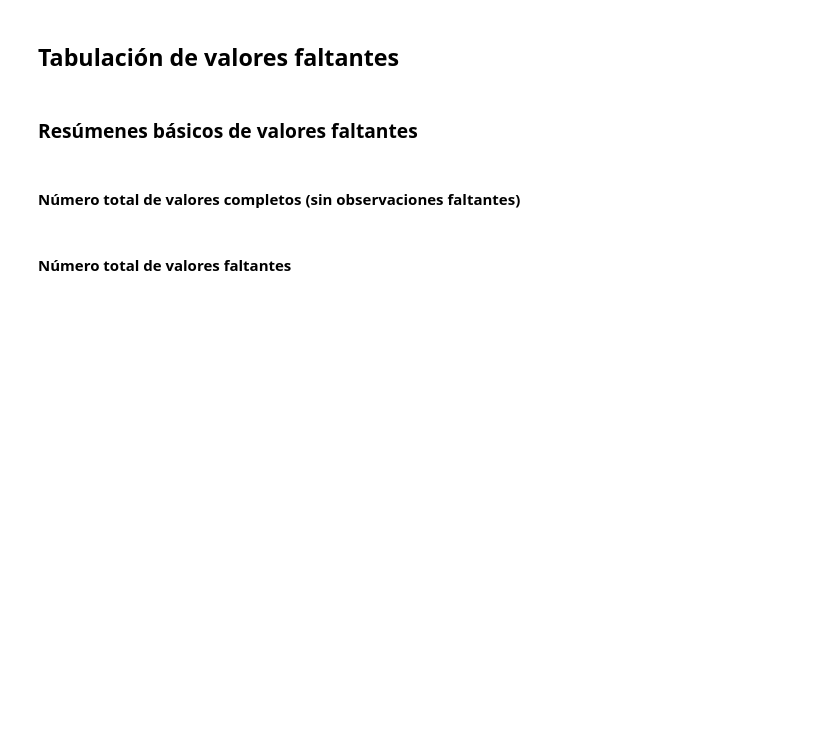
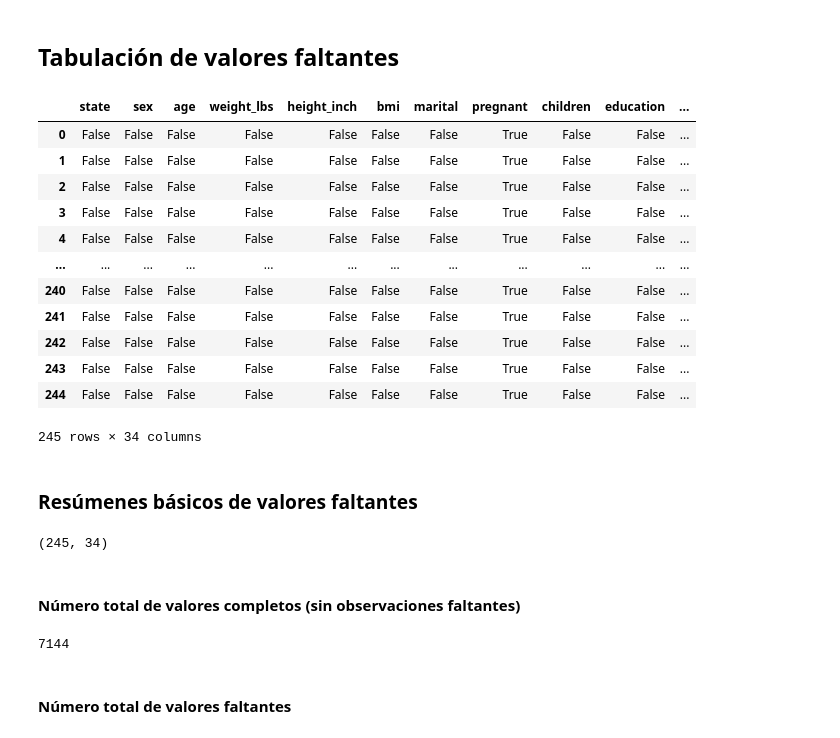
Before and after one commit to fcisnerosr/datos_faltantes, a Jupyter notebook: curso-datos-faltantes-main/jupyter/live-exploration-missing-values.ipynb, the cells around one changed output. Saved outputs shown, nothing was run; the diff lists cells and outputs as text; code cells hidden in the pictures; blank space fills up the shorter version.

```diff
--- a/curso-datos-faltantes-main/jupyter/live-exploration-missing-values.ipynb
+++ b/curso-datos-faltantes-main/jupyter/live-exploration-missing-values.ipynb
@@ -357,0 +354,18 @@ oceanbuoys_df.shape, oceanbuoys_df.shape, oceanbuoys_df.shape, oceanbuoys_df.sha
+# %%
+oceanbuoys_df.shape, pedestrian_df.shape, riskfactors_df.shape
+
+pd.set_option('display.max_columns', None)
+pd.set_option('display.width', 1000) # Set to a large width to avoid wrapping
+pd.set_option('display.max_info_columns', 1000) # Keep this as a large int
+
+print("--- Displaying info for oceanbuoys_df ---")
+oceanbuoys_df.info()
+
+print("\n--- Confirming DataFrame dimensions ---")
+print(f"Number of rows: {oceanbuoys_df.shape[0]}")
+print(f"Number of columns: {oceanbuoys_df.shape[1]}") # This will tell you the actual count
+
+print("\n--- Listing all column names ---")
+# This is the most definitive way to see all column names.
+for i, col in enumerate(oceanbuoys_df.columns):
+    print(f"Column {i}: {col}")
@@ -358,8 +390,32 @@ oceanbuoys_df.shape, oceanbuoys_df.shape, oceanbuoys_df.shape, oceanbuoys_df.sha
 # %% [markdown]
 ## Tabulación de valores faltantes
+# %%
+riskfactors_df.isna()
+# %% [output]
+|  | state | sex | age | weight_lbs | height_inch | bmi | marital | pregnant | children | education | ... |
+| 0 | False | False | False | False | False | False | False | True | False | False | ... |
+| 1 | False | False | False | False | False | False | False | True | False | False | ... |
+| 2 | False | False | False | False | False | False | False | True | False | False | ... |
+| 3 | False | False | False | False | False | False | False | True | False | False | ... |
+| 4 | False | False | False | False | False | False | False | True | False | False | ... |
+| ... | ... | ... | ... | ... | ... | ... | ... | ... | ... | ... | ... |
+| 240 | False | False | False | False | False | False | False | True | False | False | ... |
+| 241 | False | False | False | False | False | False | False | True | False | False | ... |
+| 242 | False | False | False | False | False | False | False | True | False | False | ... |
+| 243 | False | False | False | False | False | False | False | True | False | False | ... |
+| 244 | False | False | False | False | False | False | False | True | False | False | ... |
+245 rows × 34 columns
 # %% [markdown]
 ### Resúmenes básicos de valores faltantes
+# %%
+riskfactors_df.shape
+# %% [output]
+(245, 34)
 # %% [markdown]
 #### Número total de valores completos (sin observaciones faltantes)
+# %%
+riskfactors_df.missing.number_complete()
+# %% [output]
+7144
 # %% [markdown]
 #### Número total de valores faltantes
```
Also changed, not shown: parts of 10 cells of this notebook, 7 other files.
